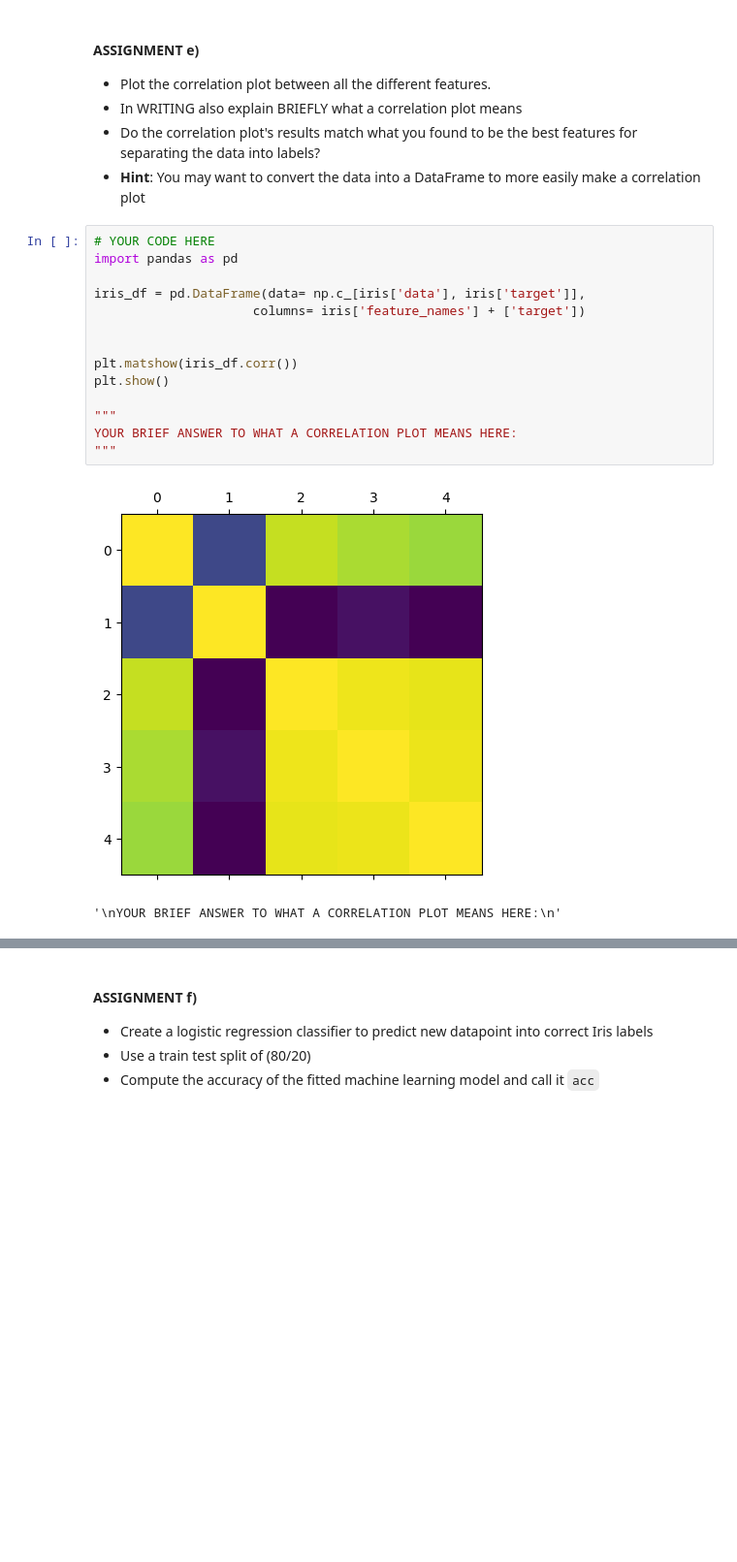
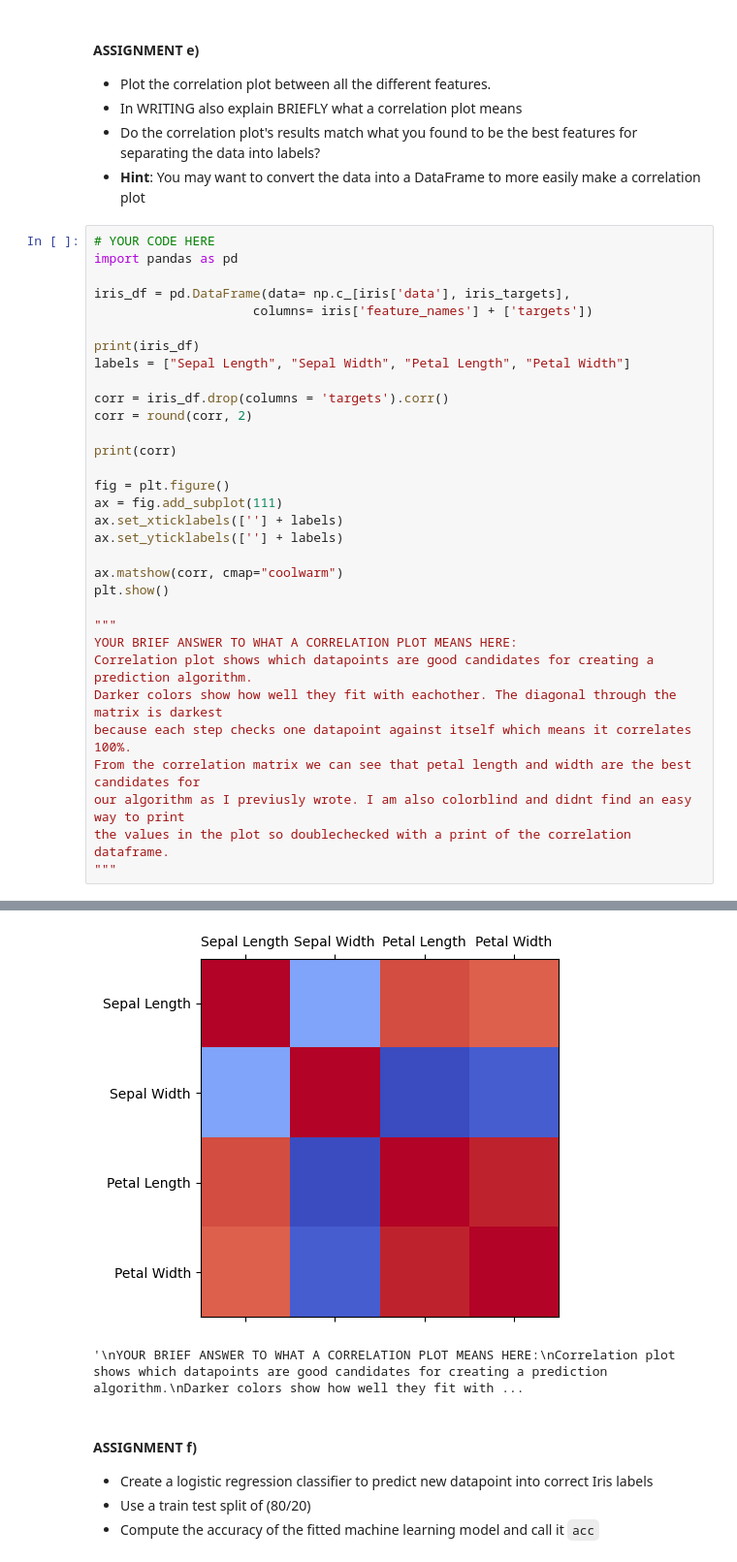
Before and after one commit to Dustfoxx/Machine_learning_project, a Jupyter notebook: Assignments/Practical/PracticalNotebook3.ipynb, the cells around one changed output, grey strips where cells are left out. Shown at 97% size. Saved outputs shown, nothing was run; the diff lists cells and outputs as text; blank space fills up the shorter version.

```diff
--- a/Assignments/Practical/PracticalNotebook3.ipynb
+++ b/Assignments/Practical/PracticalNotebook3.ipynb
@@ -426,20 +426,36 @@ plt.show()
 - In WRITING also explain BRIEFLY what a correlation plot means
 - Do the correlation plot's results match what you found to be the best features for separating the data into labels?
 - **Hint**: You may want to convert the data into a DataFrame to more easily make a correlation plot
-# %%
-# YOUR CODE HERE
-import pandas as pd
-
-iris_df = pd.DataFrame(data= np.c_[iris['data'], iris['target']],
-                     columns= iris['feature_names'] + ['target'])
-
-
-plt.matshow(iris_df.corr())
-plt.show()
-
-"""
-YOUR BRIEF ANSWER TO WHAT A CORRELATION PLOT MEANS HERE:
-"""
-# %% [output]
-[figure, removed]
-'\nYOUR BRIEF ANSWER TO WHAT A CORRELATION PLOT MEANS HERE:\n'
+# %%
+# YOUR CODE HERE
+import pandas as pd
+
+iris_df = pd.DataFrame(data= np.c_[iris['data'], iris_targets],
+                     columns= iris['feature_names'] + ['targets'])
+
+print(iris_df)
+labels = ["Sepal Length", "Sepal Width", "Petal Length", "Petal Width"]
+
+corr = iris_df.drop(columns = 'targets').corr()
+corr = round(corr, 2)
+
+print(corr)
+
+fig = plt.figure()
+ax = fig.add_subplot(111)
+ax.set_xticklabels([''] + labels)
+ax.set_yticklabels([''] + labels)
+
+ax.matshow(corr, cmap="coolwarm")
+plt.show()
+
+"""
+YOUR BRIEF ANSWER TO WHAT A CORRELATION PLOT MEANS HERE:
+Correlation plot shows which datapoints are good candidates for creating a prediction algorithm.
+Darker colors show how well they fit with eachother. The diagonal through the matrix is darkest
+because each step checks one datapoint against itself which means it correlates 100%.
+From the correlation matrix we can see that petal length and width are the best candidates for
+our algorithm as I previusly wrote. I am also colorblind and didnt find an easy way to print
+the values in the plot so doublechecked with a print of the correlation dataframe.
+"""
+# %% [output]
@@ -446,3 +479,5 @@ YOUR BRIEF ANSWER TO WHAT A CORRELATION PLOT MEANS HERE:
+[figure, added]
+'\nYOUR BRIEF ANSWER TO WHAT A CORRELATION PLOT MEANS HERE:\nCorrelation plot shows which datapoints are good candidates for creating a prediction algorithm.\nDarker colors show how well they fit with ...
 # %% [markdown]
 #### ASSIGNMENT f)
 - Create a logistic regression classifier to predict new datapoint into correct Iris labels
```
Also changed, not shown: parts of 8 cells of this notebook.
